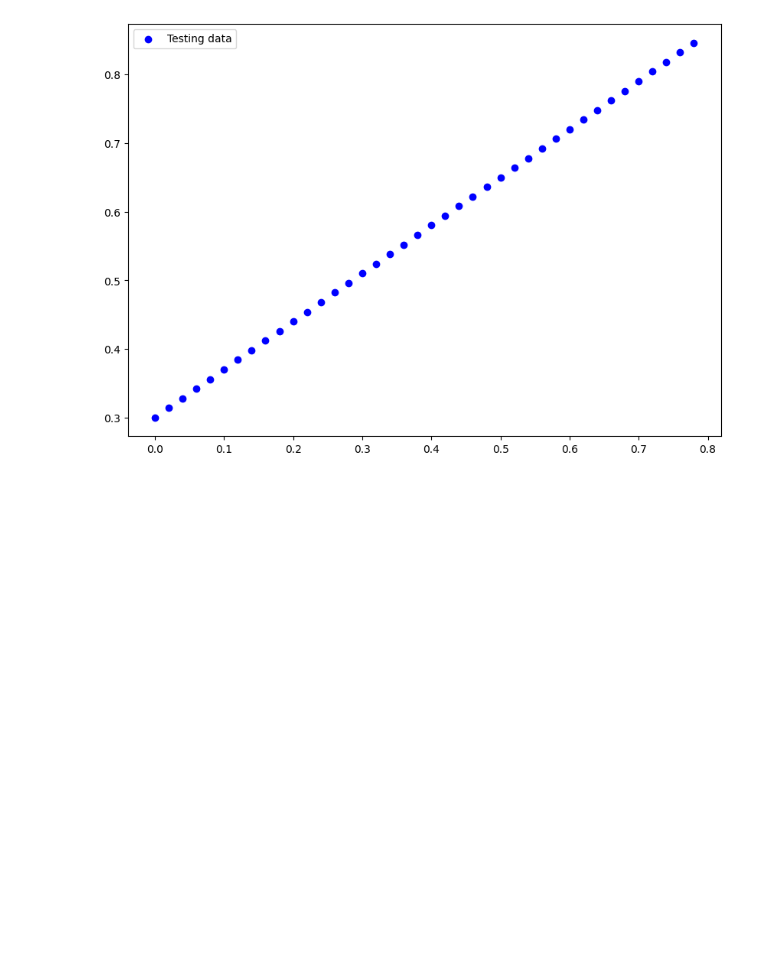
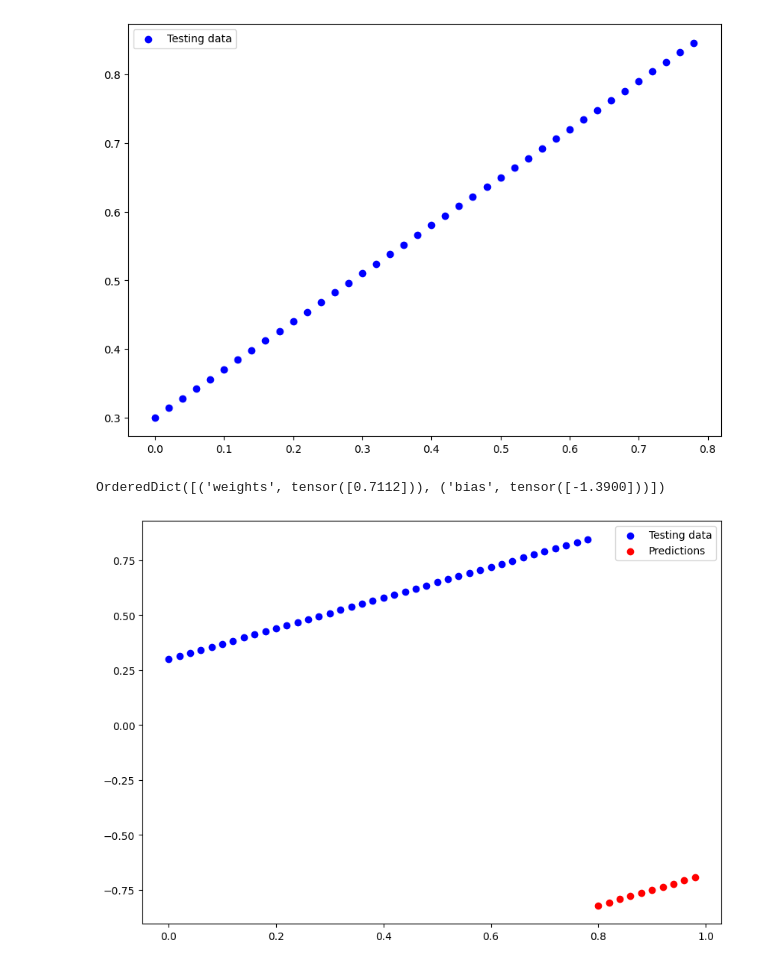
Before and after one commit to ThomasCetto/100-Days-Of-ML-Code, a Jupyter notebook: Day 18/FirstNN.ipynb, the cells around one changed output. Saved outputs shown, nothing was run; the diff lists cells and outputs as text; code cells hidden in the pictures; blank space fills up the shorter version.

Commit message:
Done the first NN on PyTorch

```diff
--- a/Day 18/FirstNN.ipynb
+++ b/Day 18/FirstNN.ipynb
@@ -24,7 +24,7 @@ def plot_predictions(X_tr, y_tr, X_te, predictions=None):
     plt.figure(figsize=(10,7))
     plt.scatter(X_tr, y_tr, c="b", label="Testing data")
 
-    if predictions:
+    if predictions is not None:
         plt.scatter(X_te, predictions, c="r", label="Predictions")
 
     plt.legend()
@@ -41,3 +41,30 @@ X_test, y_test = X[train_split:], y[train_split:]
 plot_predictions(X_train, y_train, X_test)
 # %% [output]
 [figure]
+# %%
+# Building the model
+
+class LinearRegressionModel(nn.Module):
+    def __init__(self):
+        super().__init__()
+        self.weights = nn.Parameter(torch.randn(1, dtype=torch.float), requires_grad=True)
+        self.bias = nn.Parameter(torch.randn(1, dtype=torch.float), requires_grad=True)
+
+    def forward(self, x: torch.Tensor) -> torch.Tensor:
+        return self.weights * x + self.bias
+# %%
+# Check the model's random parameters
+
+model = LinearRegressionModel()
+model.state_dict()
+# %% [output]
+OrderedDict([('weights', tensor([0.7112])), ('bias', tensor([-1.3900]))])
+# %%
+# Make predictions with the model that has random parameters
+
+with torch.inference_mode():
+    y_pred = model(X_test)
+
+plot_predictions(X_train, y_train, X_test, predictions=y_pred)
+# %% [output]
+[figure, added]
```
Also changed, not shown: parts of 6 cells of this notebook, 1 other file.
